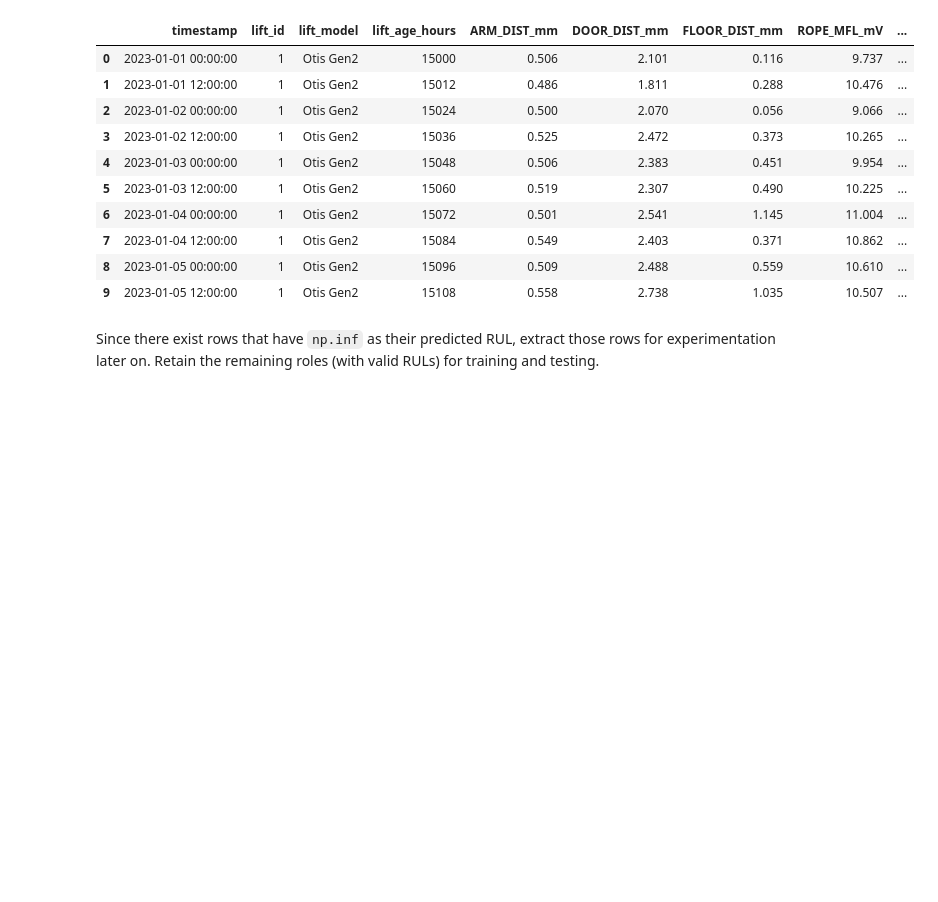
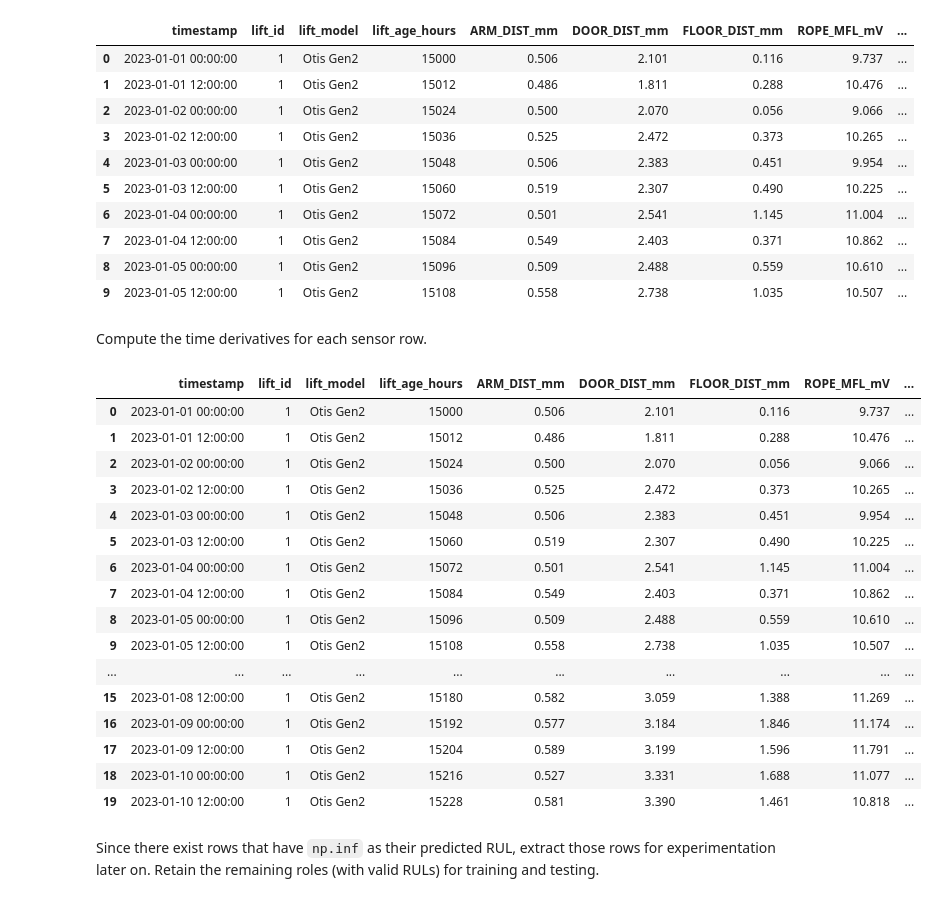
Before and after one commit to jiyometrik/elevator-rmnd, a Jupyter notebook: classical.ipynb, the cells around one changed output. Cells and saved outputs as stored; diff of their text form; code cells hidden in the pictures; blank space fills up the shorter version.

```diff
--- a/classical.ipynb
+++ b/classical.ipynb
@@ -39,6 +48,39 @@ df_full.head(10)
 | 7 | 2023-01-04 12:00:00 | 1 | Otis Gen2 | 15084 | 0.549 | 2.403 | 0.371 | 10.862 | ... |
 | 8 | 2023-01-05 00:00:00 | 1 | Otis Gen2 | 15096 | 0.509 | 2.488 | 0.559 | 10.610 | ... |
 | 9 | 2023-01-05 12:00:00 | 1 | Otis Gen2 | 15108 | 0.558 | 2.738 | 1.035 | 10.507 | ... |
+# %% [markdown]
+Compute the time derivatives for each sensor row.
+# %%
+sensor_cols = [
+    "ARM_DIST_mm",
+    "DOOR_DIST_mm",
+    "FLOOR_DIST_mm",
+    "ROPE_MFL_mV",
+    "BEARING_TEMP_C",
+]
+for col in sensor_cols:
+    df_full[col + "_per_hr"] = np.round(
+        df_full[col].diff().fillna(0) / dataset.HOURS_PER_STEP, 4
+    )
+df_full.head(20)
+# %% [output]
+|  | timestamp | lift_id | lift_model | lift_age_hours | ARM_DIST_mm | DOOR_DIST_mm | FLOOR_DIST_mm | ROPE_MFL_mV | ... |
+| 0 | 2023-01-01 00:00:00 | 1 | Otis Gen2 | 15000 | 0.506 | 2.101 | 0.116 | 9.737 | ... |
+| 1 | 2023-01-01 12:00:00 | 1 | Otis Gen2 | 15012 | 0.486 | 1.811 | 0.288 | 10.476 | ... |
+| 2 | 2023-01-02 00:00:00 | 1 | Otis Gen2 | 15024 | 0.500 | 2.070 | 0.056 | 9.066 | ... |
+| 3 | 2023-01-02 12:00:00 | 1 | Otis Gen2 | 15036 | 0.525 | 2.472 | 0.373 | 10.265 | ... |
+| 4 | 2023-01-03 00:00:00 | 1 | Otis Gen2 | 15048 | 0.506 | 2.383 | 0.451 | 9.954 | ... |
+| 5 | 2023-01-03 12:00:00 | 1 | Otis Gen2 | 15060 | 0.519 | 2.307 | 0.490 | 10.225 | ... |
+| 6 | 2023-01-04 00:00:00 | 1 | Otis Gen2 | 15072 | 0.501 | 2.541 | 1.145 | 11.004 | ... |
+| 7 | 2023-01-04 12:00:00 | 1 | Otis Gen2 | 15084 | 0.549 | 2.403 | 0.371 | 10.862 | ... |
+| 8 | 2023-01-05 00:00:00 | 1 | Otis Gen2 | 15096 | 0.509 | 2.488 | 0.559 | 10.610 | ... |
+| 9 | 2023-01-05 12:00:00 | 1 | Otis Gen2 | 15108 | 0.558 | 2.738 | 1.035 | 10.507 | ... |
+| ... | ... | ... | ... | ... | ... | ... | ... | ... | ... |
+| 15 | 2023-01-08 12:00:00 | 1 | Otis Gen2 | 15180 | 0.582 | 3.059 | 1.388 | 11.269 | ... |
+| 16 | 2023-01-09 00:00:00 | 1 | Otis Gen2 | 15192 | 0.577 | 3.184 | 1.846 | 11.174 | ... |
+| 17 | 2023-01-09 12:00:00 | 1 | Otis Gen2 | 15204 | 0.589 | 3.199 | 1.596 | 11.791 | ... |
+| 18 | 2023-01-10 00:00:00 | 1 | Otis Gen2 | 15216 | 0.527 | 3.331 | 1.688 | 11.077 | ... |
+| 19 | 2023-01-10 12:00:00 | 1 | Otis Gen2 | 15228 | 0.581 | 3.390 | 1.461 | 10.818 | ... |
 # %%
 from sklearn.model_selection import train_test_split
 from sklearn.preprocessing import StandardScaler
```
Also changed, not shown: parts of 16 cells of this notebook, 3 other files.
